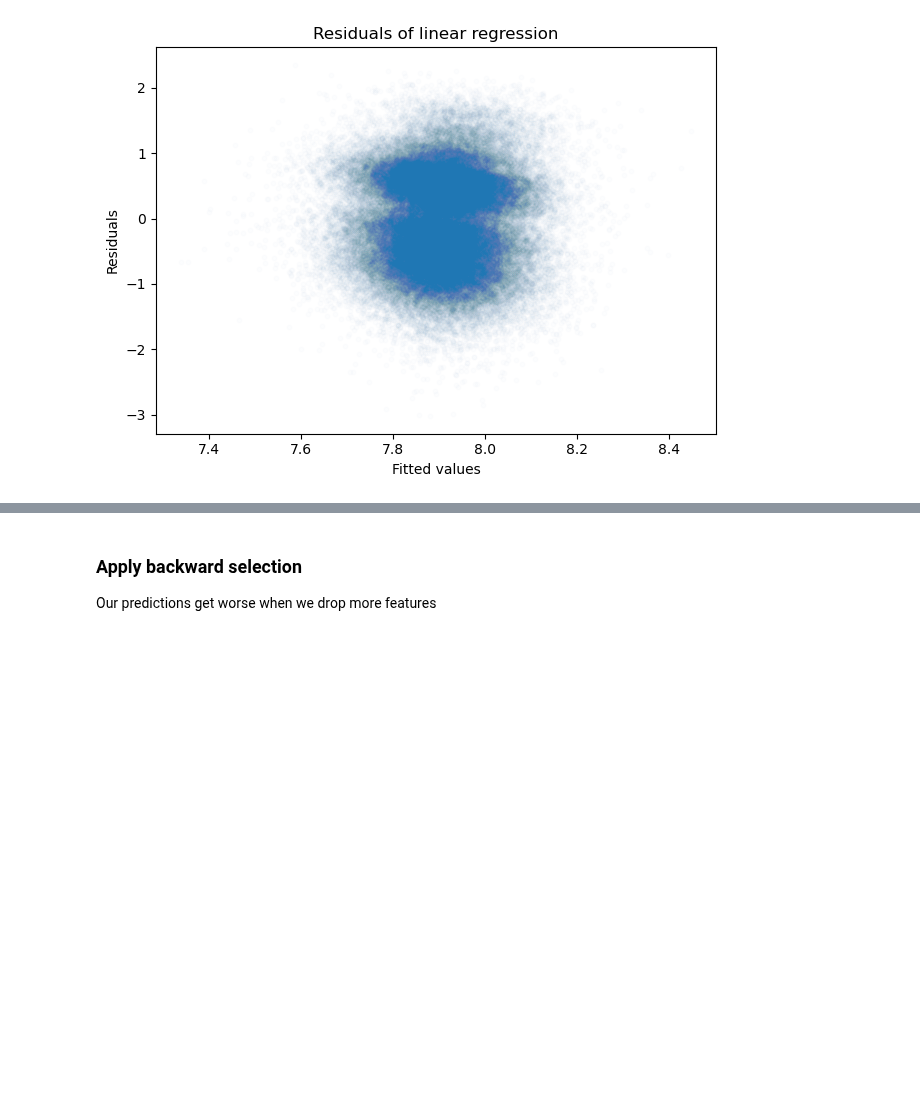
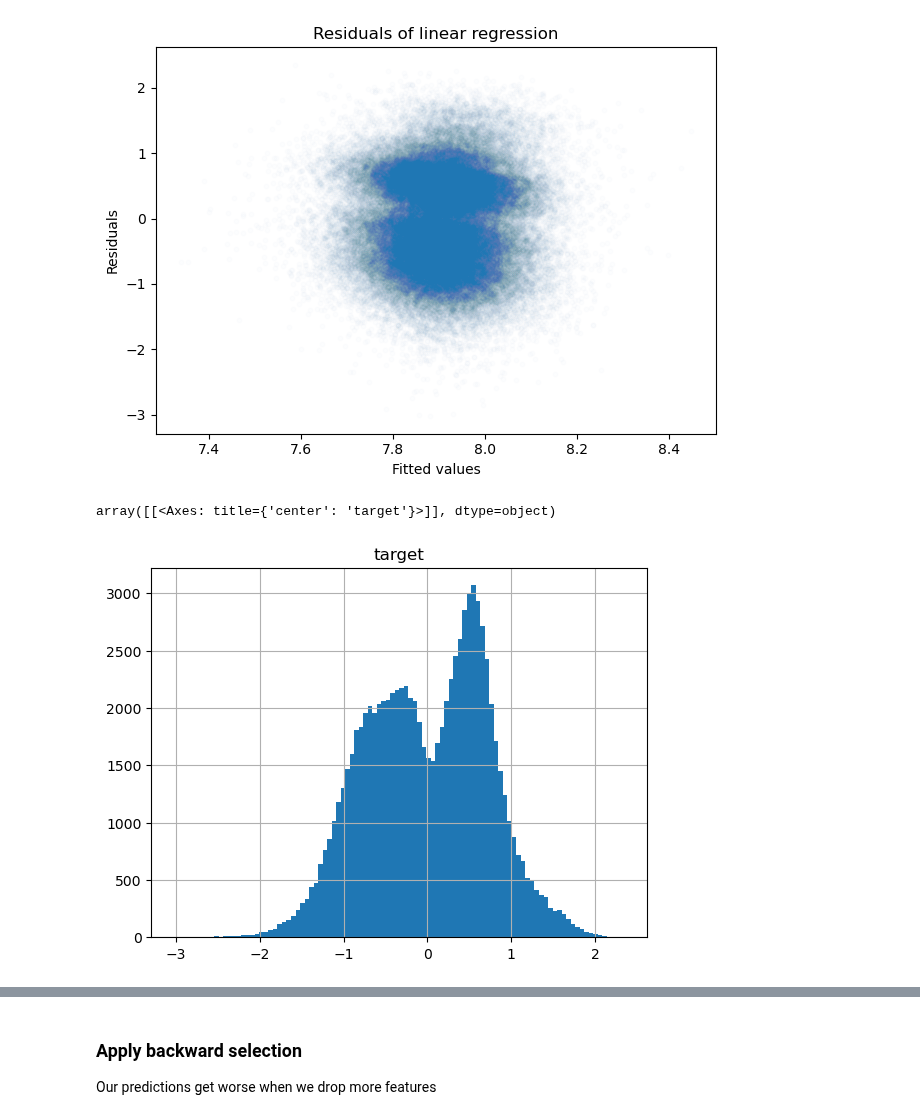
Before and after one commit to luukvanroessel/ML, a Jupyter notebook: practice/playground_series/jan_2021/analysis.ipynb, the cells around one changed output, grey strips where cells are left out. Cells and saved outputs as stored; diff of their text form; code cells hidden in the pictures; blank space fills up the shorter version.

Commit message:
Finalize residual analysis

```diff
--- a/practice/playground_series/jan_2021/analysis.ipynb
+++ b/practice/playground_series/jan_2021/analysis.ipynb
@@ -128,3 +133,8 @@ ax.set_ylabel('Residuals')
 plt.tight_layout()
 # %% [output]
 [figure]
+# %%
+residuals_lin_reg_all.hist(bins = 100)
+# %% [output]
+array([[<Axes: title={'center': 'target'}>]], dtype=object)
+[figure, added]
```
Also changed, not shown: parts of 9 cells of this notebook.
